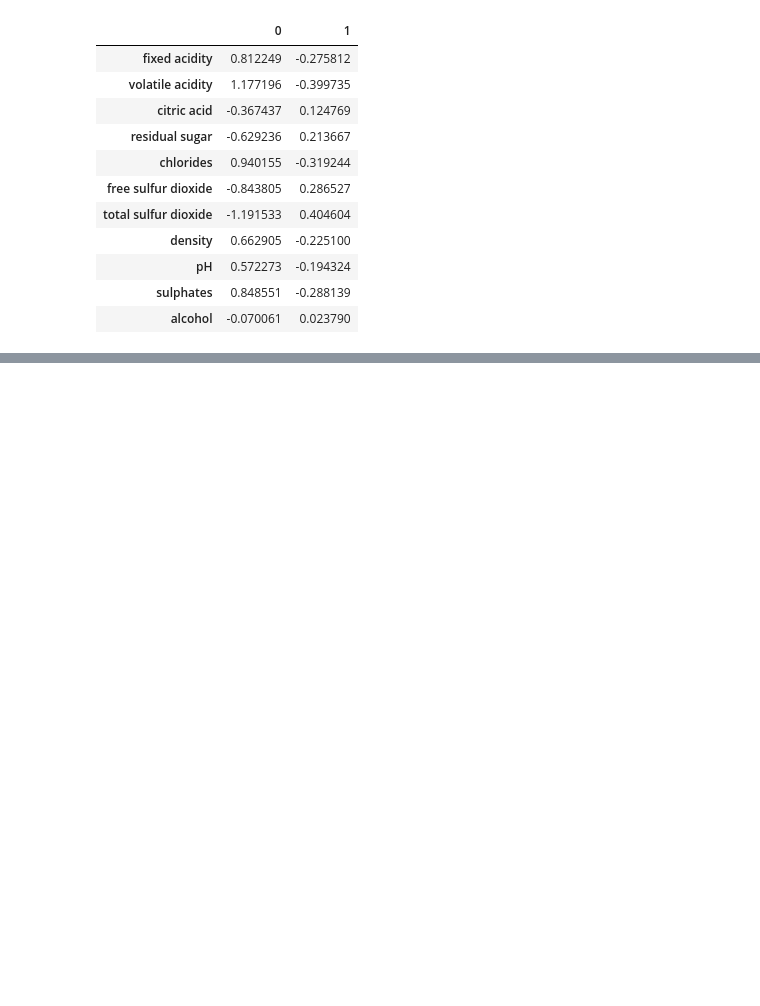
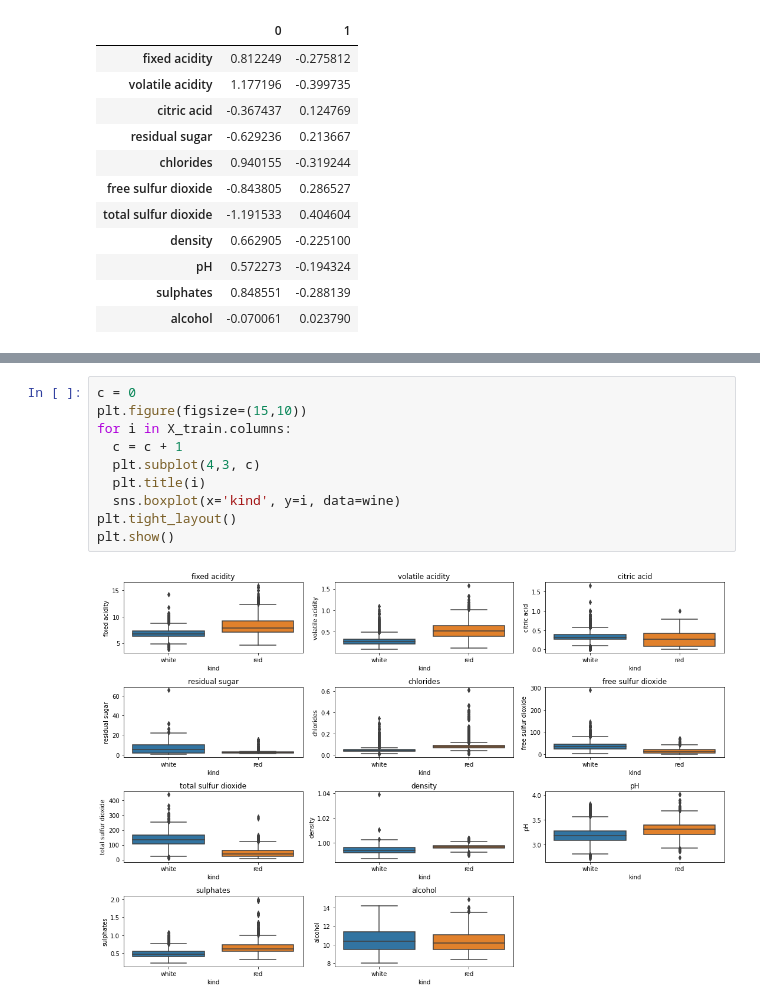
Before and after one commit to jose-cano/Machine-Learning, a Jupyter notebook: Clustering wine color/Clustering_wine.ipynb, the cells around one changed output, grey strips where cells are left out. Drawn from its saved outputs; the diff is of its cells as text; blank space fills up the shorter version.

```diff
--- a/Clustering wine color/Clustering_wine.ipynb
+++ b/Clustering wine color/Clustering_wine.ipynb
@@ -199,0 +215,12 @@ fowlkes_mallows_score(np.where(y_test == 'red', 0, 1), kmeans_pipeline.predict(X
+# %%
+c = 0
+plt.figure(figsize=(15,10))
+for i in X_train.columns:
+  c = c + 1
+  plt.subplot(4,3, c)
+  plt.title(i)
+  sns.boxplot(x='kind', y=i, data=wine)
+plt.tight_layout()
+plt.show()
+# %% [output]
+[figure, added]
```
Also changed, not shown: parts of 4 cells of this notebook.
